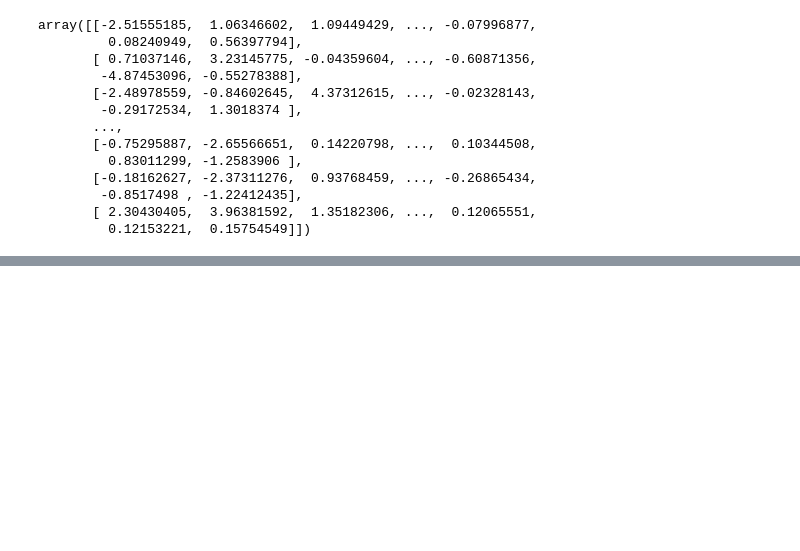
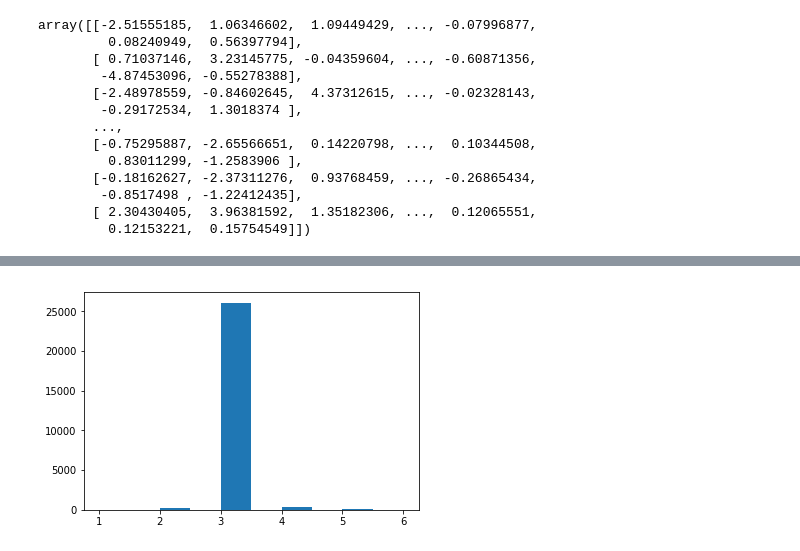
Before and after one commit to Preetikasri/Humana_HealthCare_Analytics, a Jupyter notebook: Humana.ipynb, the cells around one changed output, grey strips where cells are left out. Drawn from its saved outputs; the diff is of its cells as text; code cells hidden in the pictures; blank space fills up the shorter version.

```diff
--- a/Humana.ipynb
+++ b/Humana.ipynb
@@ -259,0 +231,2 @@ plt.show()
+# %%
+clust6 = demograph_df.loc[demograph_df['clusterNo'] == 6]
@@ -259,0 +254,5 @@ plt.show()
+# %%
+plt.hist(clust6['Education_level'])
+plt.show()
+# %% [output]
+[figure, added]
```
Also changed, not shown: parts of 22 cells of this notebook.
